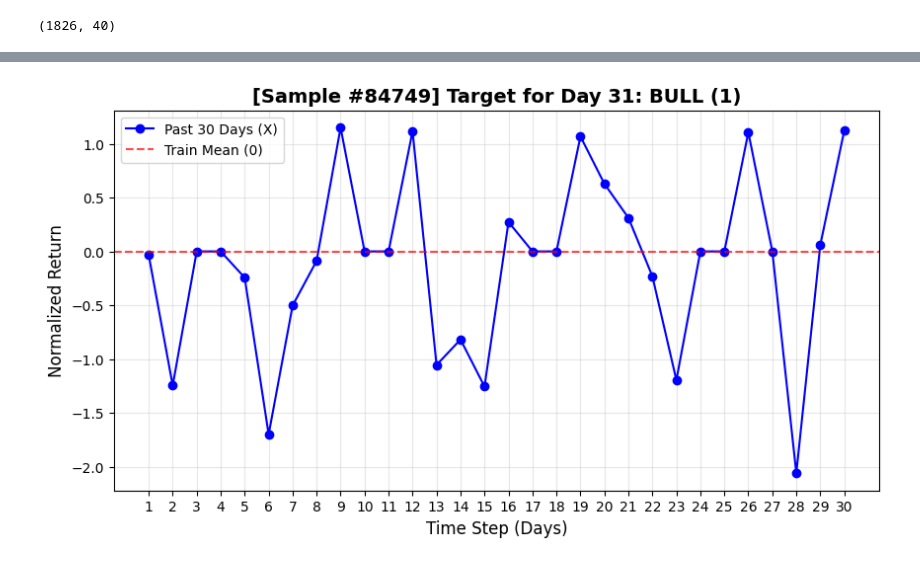
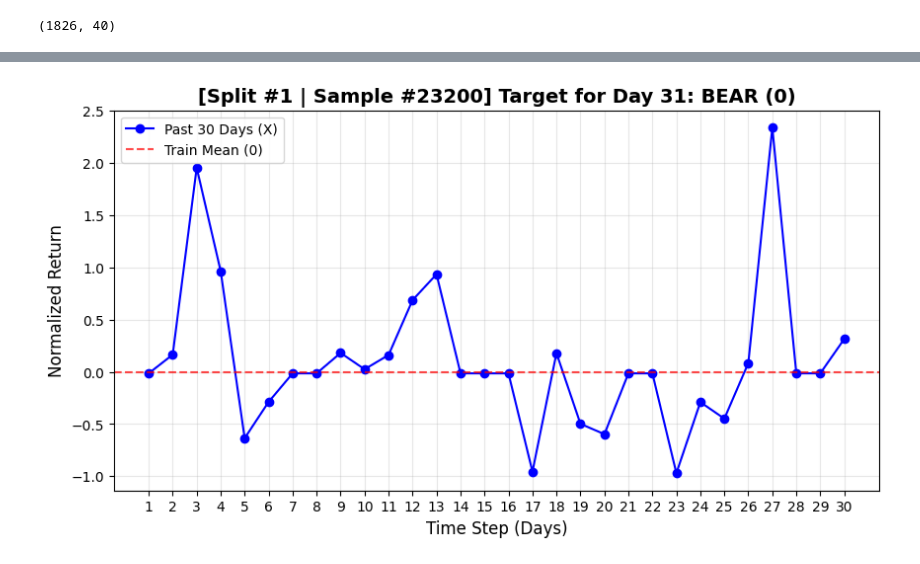
Before and after one commit to FredrickNam/StockPricePrediction, a Jupyter notebook: notebooks/Changwoo Nam/week06-2.ipynb, the cells around one changed output, grey strips where cells are left out. Cells and saved outputs as stored; diff of their text form; code cells hidden in the pictures.

```diff
--- a/notebooks/Changwoo Nam/week06-2.ipynb
+++ b/notebooks/Changwoo Nam/week06-2.ipynb
@@ -4,7 +4,7 @@
 import pandas as pd
 import numpy as np
 # %%
-file_path = '../../tests/data/returns.csv'
+file_path = '../../tests/data_/returns.csv'
 returns = pd.read_csv(file_path, index_col=0, parse_dates=True)
 
 print(returns.shape)
@@ -158,33 +162,38 @@ print(f"▶ 30일 시퀀스 Test 셋: {X_test_90.shape}, 정답지: {y_test_90.s
 # %%
 import matplotlib.pyplot as plt
 import random
 import numpy as np
 
-# 1. 10만 개의 Train 데이터 중 랜덤으로 문제 번호 하나 뽑기
-random_idx = random.randint(0, len(X_train_30) - 1)
+# 1. 3개의 연구 세트 중 구경하고 싶은 세트 선택 (0: 1회차, 1: 2회차, 2: 3회차)
+target_split = 0
 
-# 2. 해당 문제의 X(과거 30일 패턴)와 y(내일의 정답) 가져오기
-# X_train_30은 (30, 1) 형태이므로, 그래프를 그리기 위해 flatten()으로 1차원(30,)으로 쫙 폅니다.
-sample_X = X_train_30[random_idx].flatten()
-sample_y = y_train_30[random_idx]
+# 선택한 세트에서 Train 데이터와 정답지만 쏙 빼오기 (Test 데이터는 _ 로 무시)
+X_train_split, y_train_split, _, _ = splits_30[target_split]
 
-# 3. 정답 라벨(0 또는 1)을 사람이 읽기 쉽게 변환
+# 2. 선택된 Train 데이터 안에서 랜덤으로 문제 번호 하나 뽑기
+random_idx = random.randint(0, len(X_train_split) - 1)
+
+# 3. 해당 문제의 X(과거 30일 패턴)와 y(내일의 정답) 가져오기
+sample_X = X_train_split[random_idx].flatten()
+sample_y = y_train_split[random_idx]
+
+# 4. 정답 라벨(0 또는 1)을 사람이 읽기 쉽게 변환
 target_text = "BULL (1)" if sample_y == 1 else "BEAR (0)"
 
-# 4. 그래프 그리기
+# 5. 그래프 그리기
 plt.figure(figsize=(10, 5))
 plt.plot(range(1, 31), sample_X, marker='o', linestyle='-', color='b', label='Past 30 Days (X)')
 
-# 0선 (평균선) 긋기: 데이터가 정규화(Standardized) 되었기 때문에 0이 Train 셋의 평균을 의미함
+# 0선 (평균선) 긋기: 해당 Split의 Train 평균선
 plt.axhline(0, color='red', linestyle='--', alpha=0.7, label='Train Mean (0)')
 
 # 그래프 꾸미기
-plt.title(f"[Sample #{random_idx}] Target for Day 31: {target_text}", fontsize=14, fontweight='bold')
+plt.title(f"[Split #{target_split + 1} | Sample #{random_idx}] Target for Day 31: {target_text}", fontsize=14, fontweight='bold')
 plt.xlabel("Time Step (Days)", fontsize=12)
 plt.ylabel("Normalized Return", fontsize=12)
 plt.xticks(range(1, 31)) # x축에 1~30일 표시
 plt.grid(True, alpha=0.3)
 plt.legend()
 plt.show()
 # %% [output]
-[figure, old version]
+[figure, new version]
```
Also changed, not shown: parts of 1 cell of this notebook.
